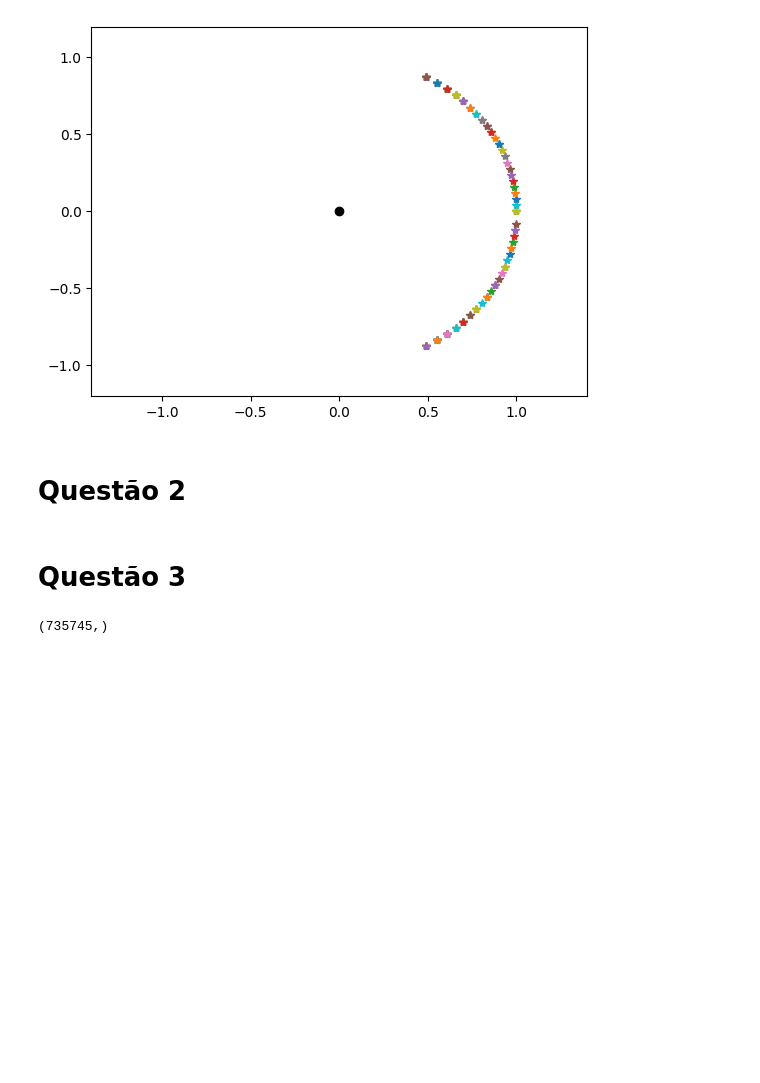
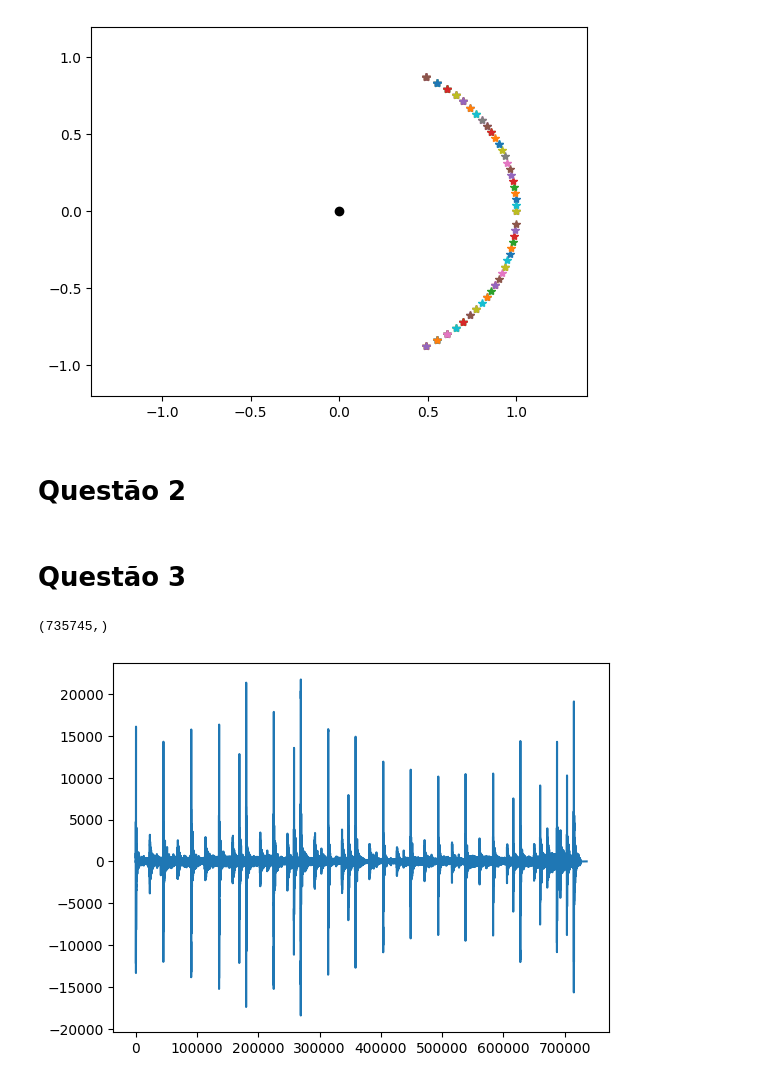
Before and after one commit to drtprl/CPS, a Jupyter notebook: PROJETOS/cps202223_Trab2_PartB/cps202223_Trab2_ParteB.ipynb, the cells around one changed output. Cells and saved outputs as stored; diff of their text form; code cells hidden in the pictures; blank space fills up the shorter version.

Commit message:
Questão 4 Já dá voltas

```diff
--- a/PROJETOS/cps202223_Trab2_PartB/cps202223_Trab2_ParteB.ipynb
+++ b/PROJETOS/cps202223_Trab2_PartB/cps202223_Trab2_ParteB.ipynb
@@ -227,0 +259,45 @@ for i in range(len(angles)):
+# %%
+pathHRTF = './sons/questao3/hrtf/'
+som = wav.read(pathHRTF + '2hrtf45.wav')[1]
+RT60 = 10
+result = campoReverbBinaural(RT60, som, 44100)
+wav.write(pathHRTF + 'rev' + str(RT60) + '.wav',  48000, result.astype(np.int16))
+# %%
+pathHRTF = './HRTF/elev0/'
+angles = [45, 135, -45, -135]
+kick = wav.read('./sons/orquestra/01_Kick.wav')
+for i in range(len(angles)):
+    wav.write('./sons/questao3/hrtf/teste' + str(angles[i]) + '.wav', 48000, changeAngHRTF(kick[1]/(2**15), angles[i]).astype(np.int16))
+# %%
+def circularSound(som, starting_angle ,audio_per_round):
+
+    # Número de amostras por ângulo (37 é o número de ficheiros HRTF / ângulos possiveis em meia volta)
+    # 72 = (36 - 1) * 2 para não repetir um ângulo numa volta completa
+    samples_per_angle = int(len(som)/(audio_per_round * 72))
+
+    # Garantir que o ângulo é multiplo de 5
+    angle = starting_angle
+    result = np.empty((2, len(som)), dtype=np.int32)
+
+    for i in range(0, len(som), samples_per_angle):
+        soundSlice = changeAngHRTF(som[i:i+samples_per_angle], angle)
+
+        if len(result[0][i:i+len(soundSlice)]) < len(soundSlice[:, 0]):
+            break
+
+        result[0][i:i+len(soundSlice)] = soundSlice[:, 0]
+        result[1][i:i+len(soundSlice)] = soundSlice[:, 1]
+
+        angle += 5
+        if angle == 180:
+            angle = -180
+
+    return result
+# %%
+pathOrq = './sons/orquestra/'
+fs, som = wav.read(pathOrq + '01_Kick.wav')
+around = circularSound(som/(2**15), 0, 1).astype(np.int16)
+plt.plot(around[1])
+wav.write('./sons/questao4/around.wav', 48000, around.T)
+# %% [output]
+[figure, added]
```
Also changed, not shown: parts of 1 cell of this notebook, 14 other files.
